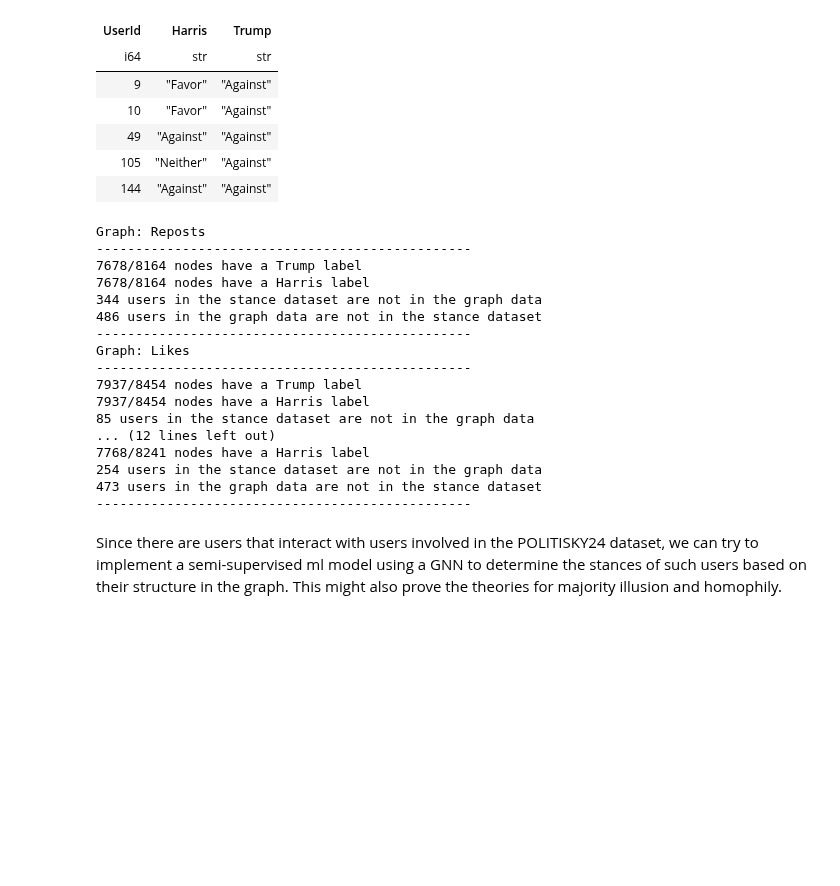
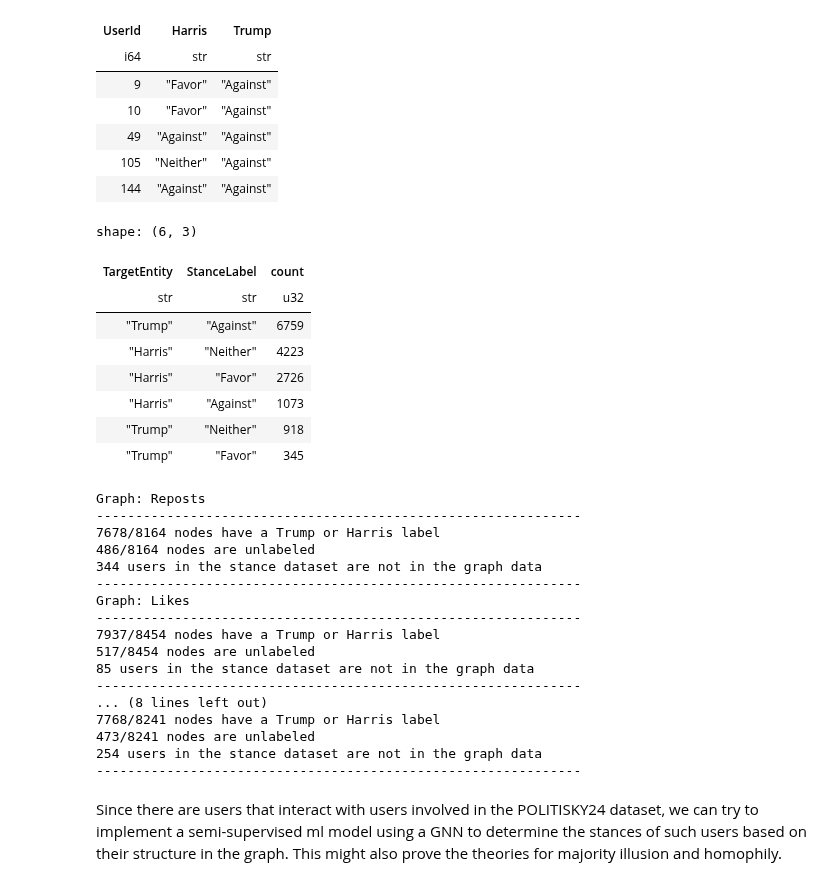
Before and after one commit to dredredre20/Thesis_Repository, a Jupyter notebook: politisky/Politsky24_Test.ipynb, the cells around one changed output. Drawn from its saved outputs; the diff is of its cells as text; code cells hidden in the pictures; blank space fills up the shorter version.

Commit message:
feat: Added some refinement on analysis on the dataset

```diff
--- a/politisky/Politsky24_Test.ipynb
+++ b/politisky/Politsky24_Test.ipynb
@@ -446,6 +503,24 @@ shape: (5, 3)
 | 49 | "Against" | "Against" |
 | 105 | "Neither" | "Against" |
 | 144 | "Against" | "Against" |
+# %%
+# Get the aggregate count of TargetEntities and StanceLabels
+aggregated_count_labels = (
+    llm.group_by("TargetEntity", "StanceLabel")
+    .agg(pl.count("StanceLabel").alias("count"))
+    .sort("count", descending=True)
+)
+aggregated_count_labels
+# %% [output]
+shape: (6, 3)
+| TargetEntity | StanceLabel | count |
+| str | str | u32 |
+| "Trump" | "Against" | 6759 |
+| "Harris" | "Neither" | 4223 |
+| "Harris" | "Favor" | 2726 |
+| "Harris" | "Against" | 1073 |
+| "Trump" | "Neither" | 918 |
+| "Trump" | "Favor" | 345 |
 # %%
 attrs = {
     r["UserId"]: {"Trump": r["Trump"], "Harris": r["Harris"]}
@@ -464,33 +539,32 @@ stance_users = set(llm["UserId"].unique())
 for G in interaction_graphs:
     graph_users = set(G.nodes())
 
-    labeled_trump = sum(1 for n in G if G.nodes[n].get("Trump") is not None)
-    labeled_harris = sum(1 for n in G if G.nodes[n].get("Harris") is not None)
+    labeled_nodes = sum(1 for n in G if G.nodes[n].get("Trump") is not None or G.nodes[n].get("Harris") is not None)
+    unlabeled_nodes = G.number_of_nodes() - labeled_nodes
 
     print(f"Graph: {graph_names[interaction_graphs.index(G)]}")
-    print("------------------------------------------------")
-    print(f"{labeled_trump}/{G.number_of_nodes()} nodes have a Trump label")
-    print(f"{labeled_harris}/{G.number_of_nodes()} nodes have a Harris label")
+    print("--------------------------------------------------------------")
+    print(f"{labeled_nodes}/{G.number_of_nodes()} nodes have a Trump or Harris label") # made this more general since the count before is just the same with both entities
+    print(f"{unlabeled_nodes}/{G.number_of_nodes()} nodes are unlabeled") # users in the graph data are not in the stance dataset
     print(f"{len(stance_users - graph_users)} users in the stance dataset are not in the graph data") # users with stances that never interacted with that type of interaction
-    print(f"{len(graph_users - stance_users)} users in the graph data are not in the stance dataset") # unlabeled nodes
-    print("------------------------------------------------")
+    print("--------------------------------------------------------------")
 # %% [output]
 Graph: Reposts
-------------------------------------------------
-7678/8164 nodes have a Trump label
-7678/8164 nodes have a Harris label
+--------------------------------------------------------------
+7678/8164 nodes have a Trump or Harris label
+486/8164 nodes are unlabeled
 344 users in the stance dataset are not in the graph data
-486 users in the graph data are not in the stance dataset
-------------------------------------------------
+--------------------------------------------------------------
 Graph: Likes
-------------------------------------------------
-7937/8454 nodes have a Trump label
-7937/8454 nodes have a Harris label
+--------------------------------------------------------------
+7937/8454 nodes have a Trump or Harris label
+517/8454 nodes are unlabeled
 85 users in the stance dataset are not in the graph data
-... (12 lines left out)
-7768/8241 nodes have a Harris label
+--------------------------------------------------------------
+... (8 lines left out)
+7768/8241 nodes have a Trump or Harris label
+473/8241 nodes are unlabeled
 254 users in the stance dataset are not in the graph data
-473 users in the graph data are not in the stance dataset
-------------------------------------------------
+--------------------------------------------------------------
 # %% [markdown]
 Since there are users that interact with users involved in the POLITISKY24 dataset, we can try to implement a semi-supervised ml model using a GNN to determine the stances of such users based on their structure in the graph. This might also prove the theories for majority illusion and homophily.
```
Also changed, not shown: parts of 11 cells of this notebook, 4 other files.
